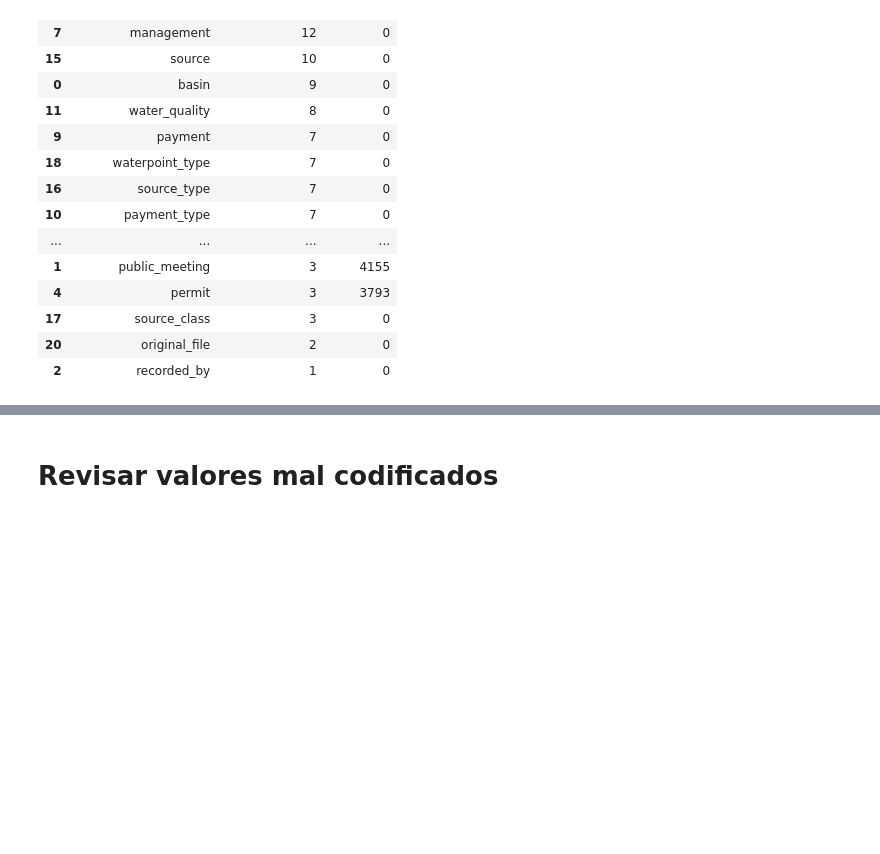
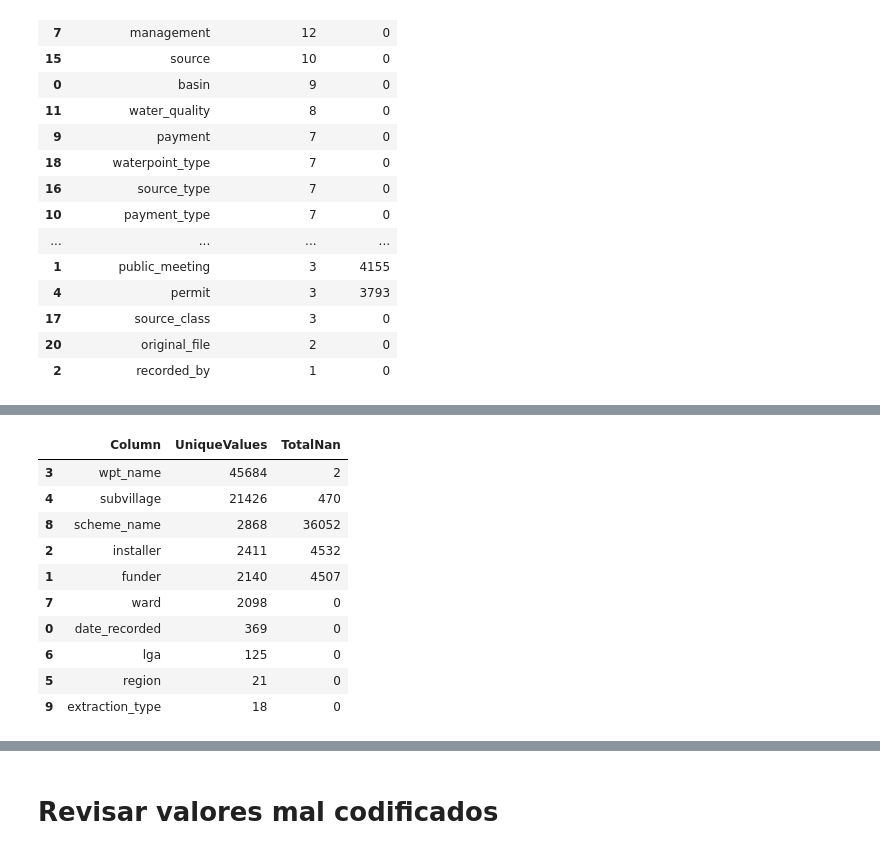
Before and after one commit to ivanrnarvaez/PumpitUp, a Jupyter notebook: PumpitUp.ipynb, the cells around one changed output, grey strips where cells are left out. Drawn from its saved outputs; the diff is of its cells as text; code cells hidden in the pictures; blank space fills up the shorter version.

Commit message:
Add function to check high frequency categories

```diff
--- a/PumpitUp.ipynb
+++ b/PumpitUp.ipynb
@@ -48,6 +45,33 @@ def check_possible_dummyable_variables(data, max_unique_values=10):
     dummyable_vars_df = pd.DataFrame(dummyable_vars)
 
     return dummyable_vars_df
+# %%
+def check_high_frequency_categories(data, min_unique_values=10):
+    """
+    Check for variables that have more than min_unique_values categories in the DataFrame and return a DataFrame
+    with column names and their number of unique values.
+
+    Parameters:
+    - data: pd.DataFrame
+        The DataFrame to check.
+    - max_unique_values: int
+        The maximum number of unique values for a variable to be considered dummyable.
+
+    Returns:
+    - dummyable_vars_df: pd.DataFrame
+        A DataFrame with two columns: 'Column' (column names), 'UniqueValues' (number of unique values) and 'TotalNan' (number of Nan).
+    """
+    dummyable_vars = []
+
+    for col in data.columns:
+        if ((data[col].dtype == 'object') | (data[col].dtype == 'category')) and len(data[col].unique()) >= min_unique_values:
+            nanValues = data[col].isna().sum()
+            dummyable_vars.append({'Column': col, 'UniqueValues': len(data[col].unique()), 'TotalNan':  str(nanValues)})
+
+    # Convert the list of dictionaries to a DataFrame
+    dummyable_vars_df = pd.DataFrame(dummyable_vars)
+
+    return dummyable_vars_df
 # %% [markdown]
 # Inspección de variables
 Cargar los documentos y revisar variables categóricas y numericas
@@ -301,0 +305,15 @@ memory usage: 23.2+ MB
+# %%
+ver_c = check_high_frequency_categories(df_pump, 15)
+ver_c.sort_values(by='UniqueValues', ascending=False)
+# %% [output]
+|  | Column | UniqueValues | TotalNan |
+| 3 | wpt_name | 45684 | 2 |
+| 4 | subvillage | 21426 | 470 |
+| 8 | scheme_name | 2868 | 36052 |
+| 2 | installer | 2411 | 4532 |
+| 1 | funder | 2140 | 4507 |
+| 7 | ward | 2098 | 0 |
+| 0 | date_recorded | 369 | 0 |
+| 6 | lga | 125 | 0 |
+| 5 | region | 21 | 0 |
+| 9 | extraction_type | 18 | 0 |
```
Also changed, not shown: parts of 26 cells of this notebook.
